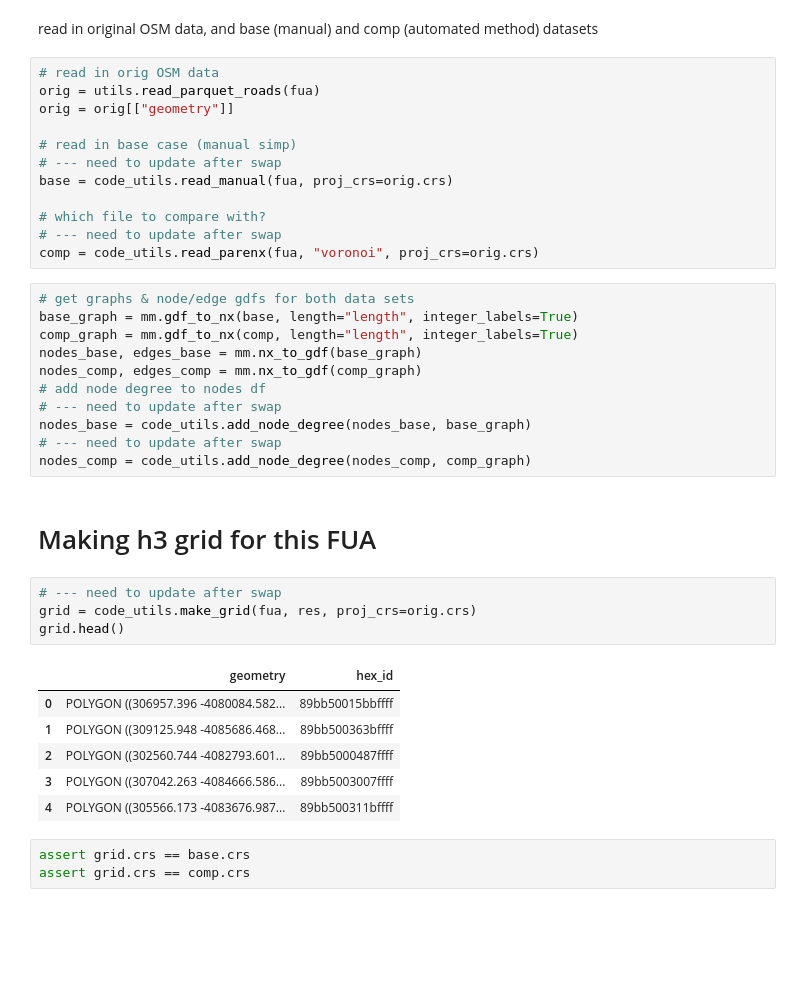
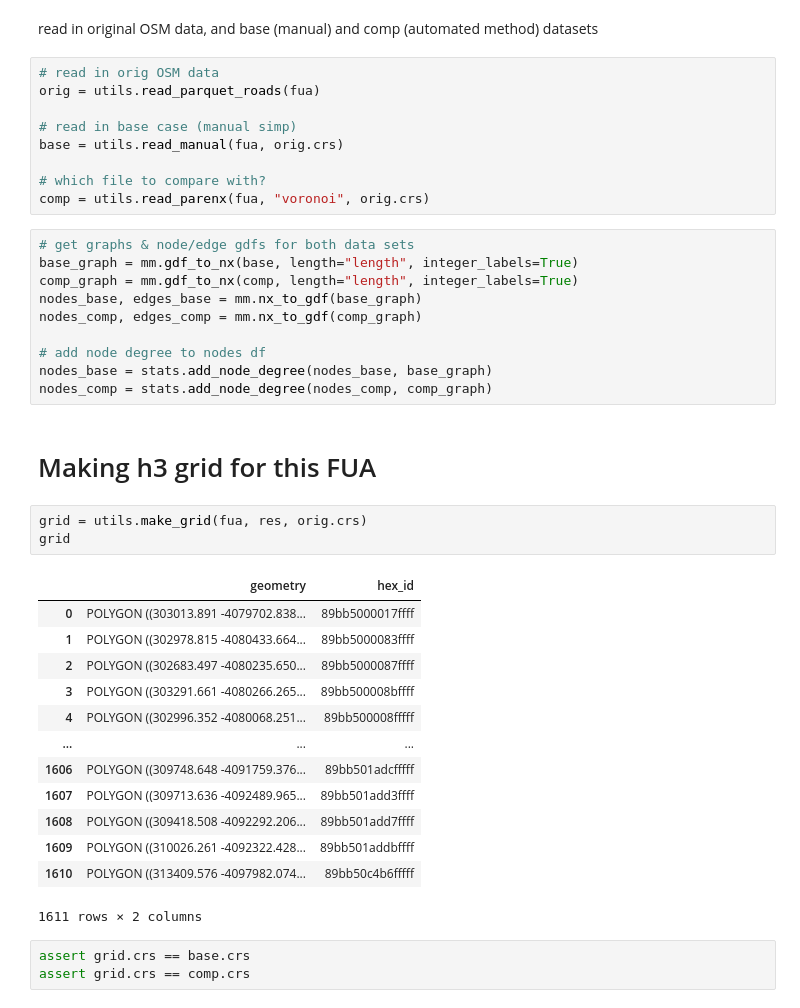
Before and after one commit to uscuni/simplification, a Jupyter notebook: notebooks/evaluate_h3cells.ipynb, the cells around one changed output. Cells and saved outputs as stored; diff of their text form; blank space fills up the shorter version.

```diff
--- a/notebooks/evaluate_h3cells.ipynb
+++ b/notebooks/evaluate_h3cells.ipynb
@@ -41,39 +57,41 @@ read in original OSM data, and base (manual) and comp (automated method) dataset
 # %%
 # read in orig OSM data
 orig = utils.read_parquet_roads(fua)
-orig = orig[["geometry"]]
 
 # read in base case (manual simp)
-# --- need to update after swap
-base = code_utils.read_manual(fua, proj_crs=orig.crs)
+base = utils.read_manual(fua, orig.crs)
 
 # which file to compare with?
-# --- need to update after swap
-comp = code_utils.read_parenx(fua, "voronoi", proj_crs=orig.crs)
+comp = utils.read_parenx(fua, "voronoi", orig.crs)
 # %%
 # get graphs & node/edge gdfs for both data sets
 base_graph = mm.gdf_to_nx(base, length="length", integer_labels=True)
 comp_graph = mm.gdf_to_nx(comp, length="length", integer_labels=True)
 nodes_base, edges_base = mm.nx_to_gdf(base_graph)
 nodes_comp, edges_comp = mm.nx_to_gdf(comp_graph)
+
 # add node degree to nodes df
-# --- need to update after swap
-nodes_base = code_utils.add_node_degree(nodes_base, base_graph)
-# --- need to update after swap
-nodes_comp = code_utils.add_node_degree(nodes_comp, comp_graph)
+nodes_base = stats.add_node_degree(nodes_base, base_graph)
+nodes_comp = stats.add_node_degree(nodes_comp, comp_graph)
 # %% [markdown]
 # Making h3 grid for this FUA
 # %%
-# --- need to update after swap
-grid = code_utils.make_grid(fua, res, proj_crs=orig.crs)
-grid.head()
+grid = utils.make_grid(fua, res, orig.crs)
+grid
 # %% [output]
 |  | geometry | hex_id |
-| 0 | POLYGON ((306957.396 -4080084.582... | 89bb50015bbffff |
-| 1 | POLYGON ((309125.948 -4085686.468... | 89bb500363bffff |
-| 2 | POLYGON ((302560.744 -4082793.601... | 89bb5000487ffff |
-| 3 | POLYGON ((307042.263 -4084666.586... | 89bb5003007ffff |
-| 4 | POLYGON ((305566.173 -4083676.987... | 89bb500311bffff |
+| 0 | POLYGON ((303013.891 -4079702.838... | 89bb5000017ffff |
+| 1 | POLYGON ((302978.815 -4080433.664... | 89bb5000083ffff |
+| 2 | POLYGON ((302683.497 -4080235.650... | 89bb5000087ffff |
+| 3 | POLYGON ((303291.661 -4080266.265... | 89bb500008bffff |
+| 4 | POLYGON ((302996.352 -4080068.251... | 89bb500008fffff |
+| ... | ... | ... |
+| 1606 | POLYGON ((309748.648 -4091759.376... | 89bb501adcfffff |
+| 1607 | POLYGON ((309713.636 -4092489.965... | 89bb501add3ffff |
+| 1608 | POLYGON ((309418.508 -4092292.206... | 89bb501add7ffff |
+| 1609 | POLYGON ((310026.261 -4092322.428... | 89bb501addbffff |
+| 1610 | POLYGON ((313409.576 -4097982.074... | 89bb50c4b6fffff |
+1611 rows × 2 columns
 # %%
 assert grid.crs == base.crs
 assert grid.crs == comp.crs
```
Also changed, not shown: parts of 23 cells of this notebook, 57 other files.
